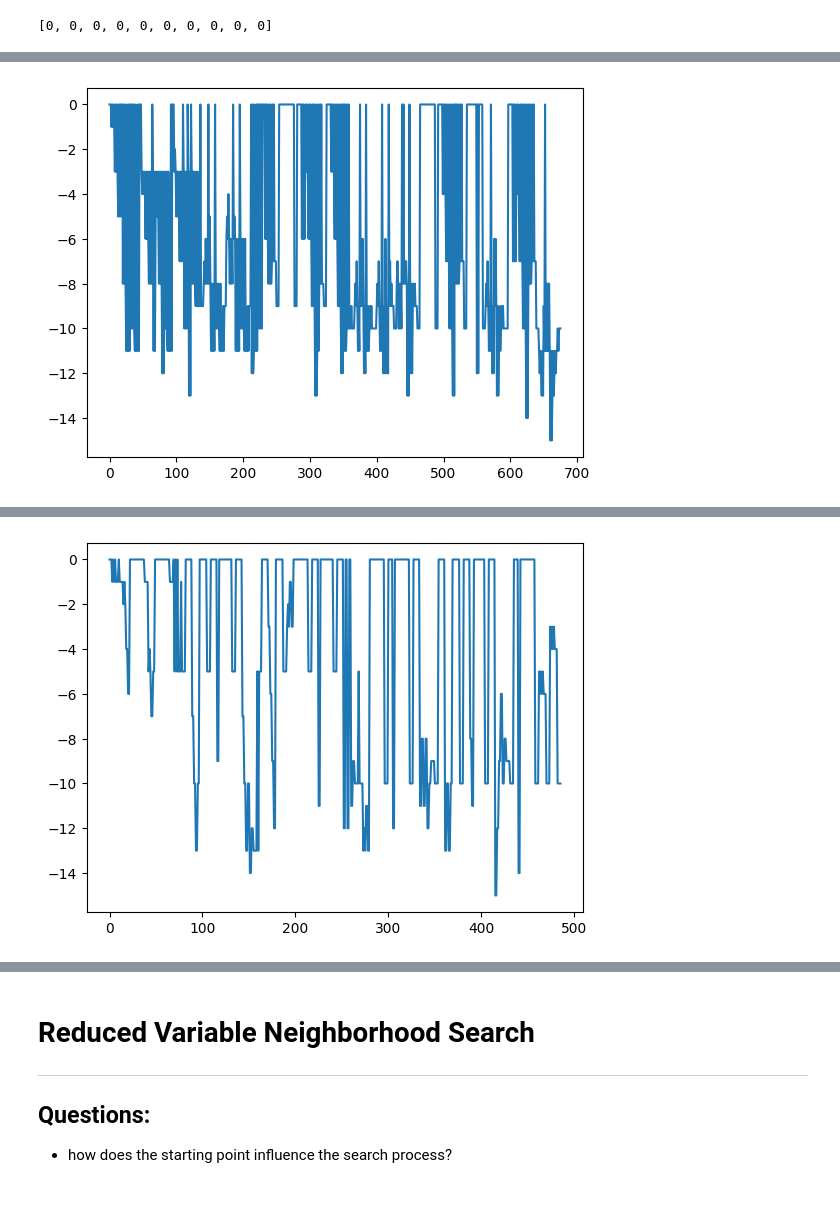
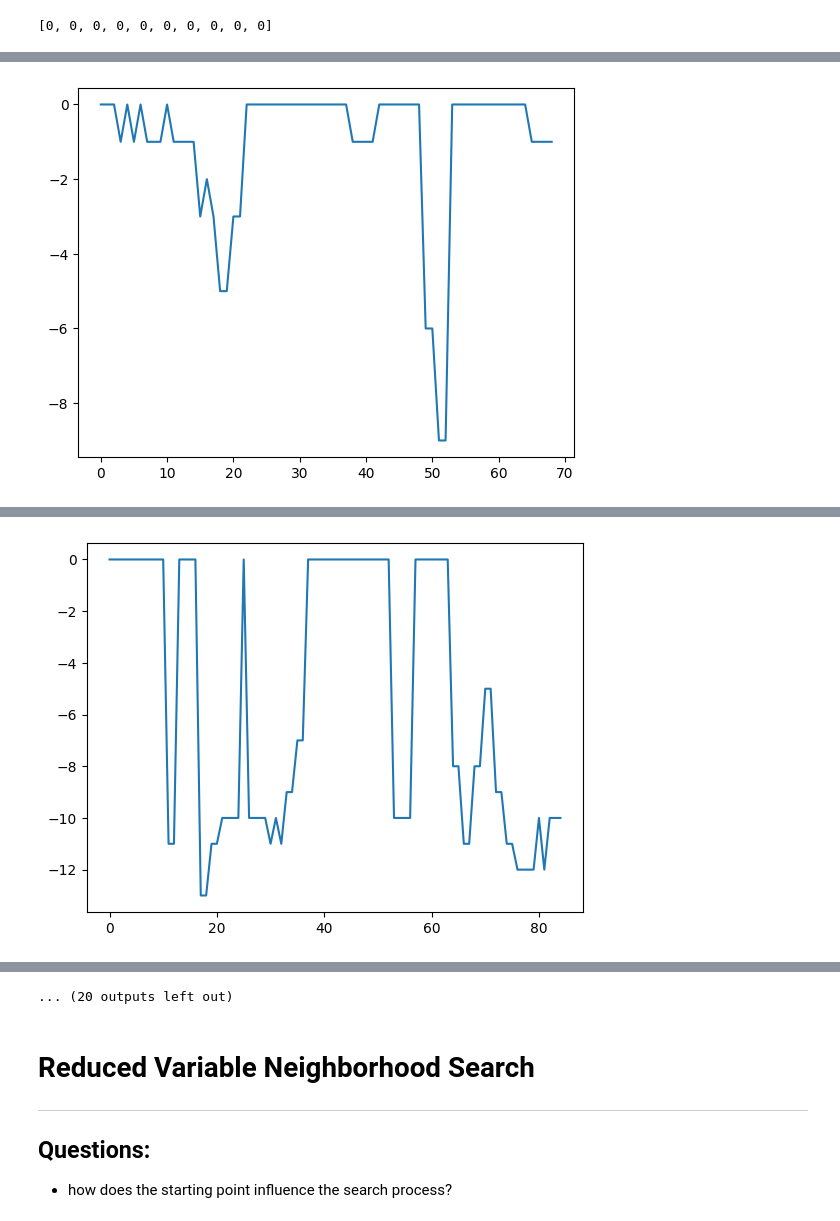
Before and after one commit to CarlottaGiacchetta/lab_optimizationTechniques, a Jupyter notebook: lab4/optimtech_lab4.ipynb, the cells around one changed output, grey strips where cells are left out. Saved outputs shown, nothing was run; the diff lists cells and outputs as text; code cells hidden in the pictures.

```diff
--- a/lab4/optimtech_lab4.ipynb
+++ b/lab4/optimtech_lab4.ipynb
@@ -148,7 +148,7 @@ def local_search(f, x, method):
                 xp[i] = 0
             else:
                 xp[i] = 1
-            if f(xp) < f(x) and f(xp)>= -10 and f(x)>= -10:
+            if f(xp) < f(x) and f(xp)> -10 :
                 print(f'sono entrato nel if e sto cambiando il valore, xp è: {xp}, \t il suo valore è: {f(xp)}')
                 best = xp
             else:
@@ -161,7 +161,7 @@ def local_search(f, x, method):
                 xp[i] = 0
             else:
                 xp[i] = 1
-            if f(xp) < f(x)  and f(xp)>= -10 and f(x)>= -10:
+            if f(xp) < f(x)  and f(xp)> -10 and f(x)> -10:
                 print(f'sono entrato nel if e sto cambiando il valore, xp è: {xp}, \t il suo valore è: {f(xp)}')
                 x = xp
                 break
@@ -188,11 +188,16 @@ def vns(f, x0, kmax, method):
     while k < kmax:
         print('k: \t', k)
         print(f'x inzio ciclo: {x} \t valore di x: {f(x)}')
-        xp = shake(x, k)
-        print(f'x shake: {xp} \t valore di x: {f(xp)}')
-        xs = local_search(f, xp, method)
-        print(f'x post local search: {xs} \t valore di x: {f(xs)}')
-        #xs = local_search(f, xp)
+        xp = x
+        if method == 'BestImprovmentNoShake':
+            xs = local_search(f, x, method)
+            print(f'x post local search: {xs} \t valore di x: {f(xs)}')
+        else:
+            xp = shake(x, k)
+            print(f'x shake: {xp} \t valore di x: {f(xp)}')
+            xs = local_search(f, xp, method)
+            print(f'x post local search: {xs} \t valore di x: {f(xs)}')
+
         x, k = move_or_not(f, x, xs, k)
         print(f'x post move or not: {x} \t valore di x: {f(x)}')
 
@@ -248,22 +263,35 @@ dio(prova)
 # %% [output]
 [0, 0, 0, 0, 0, 0, 0, 0, 0, 0]
 # %%
-#x = [[0]*10,[0,0,0,1,1,0,0,1,1,1], [0,0,0,0,0,0,0,1,1,1], [0,1,0,0,0,0,0,0,0,0]]
-x = [[0]*10]
-#methods = ["BestImprovment"]
-methods = ["BestImprovment","FirstImprovment"]
+x = [[0]*10,[0,0,0,1,1,0,0,1,1,1], [0,0,0,0,0,0,0,1,1,1], [0,1,0,0,0,0,0,0,0,0]]
+#x = [[0]*10]
+methods = ["FirstImprovment"]
+#methods = ["BestImprovment","FirstImprovment"]
+kmaxs = [3,6,9]
+for kmax in kmaxs:
+    print(f'kamx: \t {kmax}\n\n\n\n')
+    for xi in x:
+        for method in methods:
+            if methods[0] == "FirstImprovment":
+                func_0 = Knapsack_0_1()
+                print(f"starting point: {xi}, \t method: {method}\n")
+                best = vns(func_0, xi, kmax, method)
+                print(f'best: {best}, \t value: {func_0(best)}\n\n')
+                func_0.trend()
+            else:
+                func_1 = Knapsack_0_1()
+                print(f"starting point: {xi}, \t method: {method}\n")
+                best = vns(func_1, xi, kmax, method)
+                print(f'best: {best}, \t value: {func_1(best)}\n\n')
+                func_1.trend()
+
+#best improvment con kmax basso e no shake
+method = 'BestImprovmentNoShake'
+kmax = 5
 for xi in x:
-    for method in methods:
-        if methods[0] == "FirstImprovment":
-            func_0 = Knapsack_0_1()
-            print(f"starting point: {xi}, \t method: {method}\n")
-            best = vns(func_0, xi, 10, method)
-            print(f'best: {best}, \t value: {func_0(best)}\n\n')
-            func_0.trend()
-        else:
-            func_1 = Knapsack_0_1()
-            print(f"starting point: {xi}, \t method: {method}\n")
-            best = vns(func_1, xi, 10, method)
-            print(f'best: {best}, \t value: {func_1(best)}\n\n')
-            func_1.trend()
+    func_1 = Knapsack_0_1()
+    print(f"starting point: {xi}, \t method: {method}\n")
+    best = vns(func_1, xi, kmax, method)
+    print(f'best: {best}, \t value: {func_1(best)}\n\n')
+    func_1.trend()
 # %% [output]
@@ -287 +315 @@ best: [1. 1. 0. 0. 1. 1. 0. 0. 0. 1.],   value: -10
-[figure, old version]
+[figure, new version]
@@ -305 +334 @@ best: [1. 1. 0. 0. 1. 0. 1. 0. 0. 1.],   value: -10
-[figure, old version]
+[figure, new version]
@@ -306,3 +411,4 @@ best: [1. 1. 0. 0. 1. 0. 1. 0. 0. 1.],   value: -10
+... (20 outputs left out)
 # %% [markdown]
 # Reduced Variable Neighborhood Search
 ---
```
Also changed, not shown: parts of 4 cells of this notebook.
